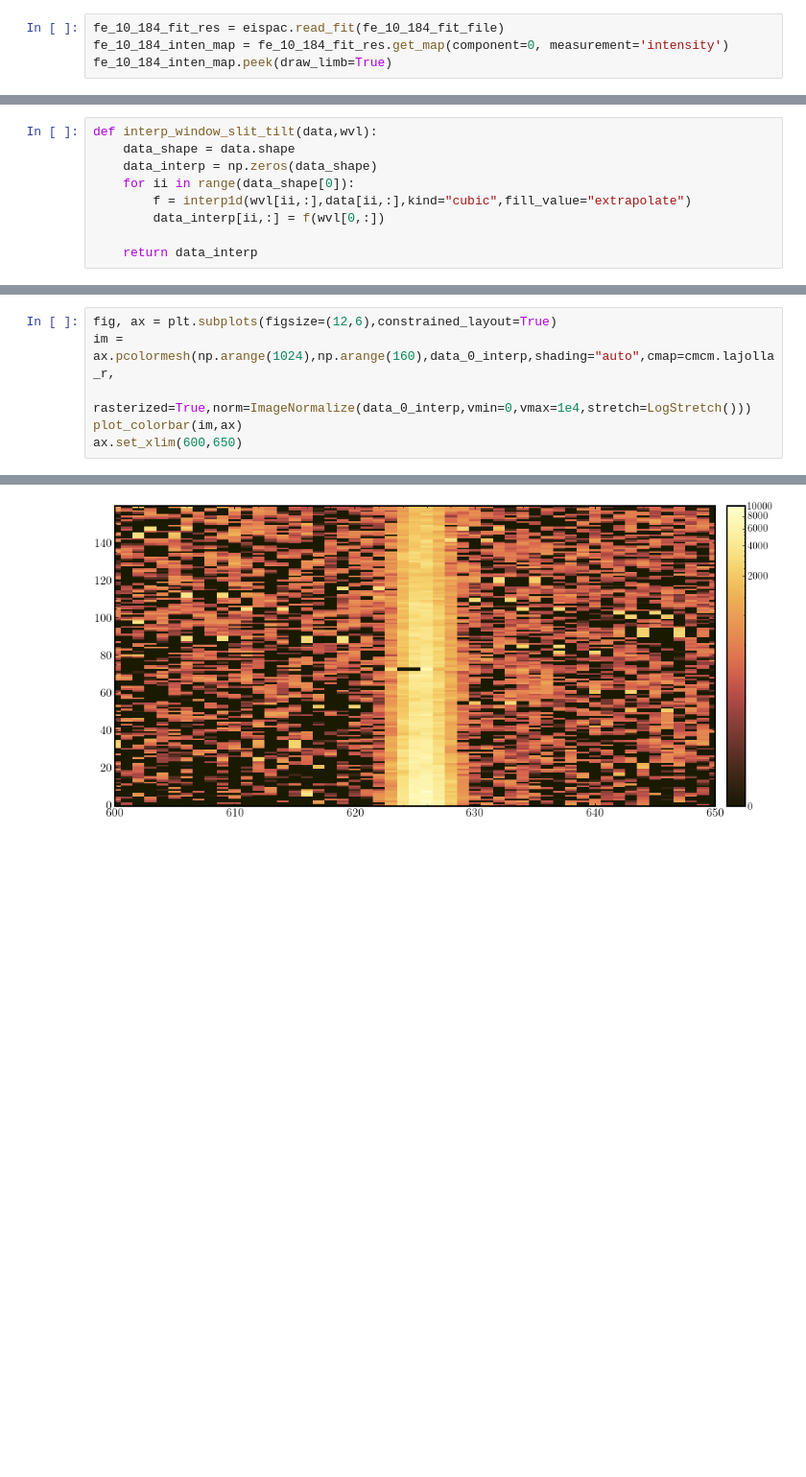
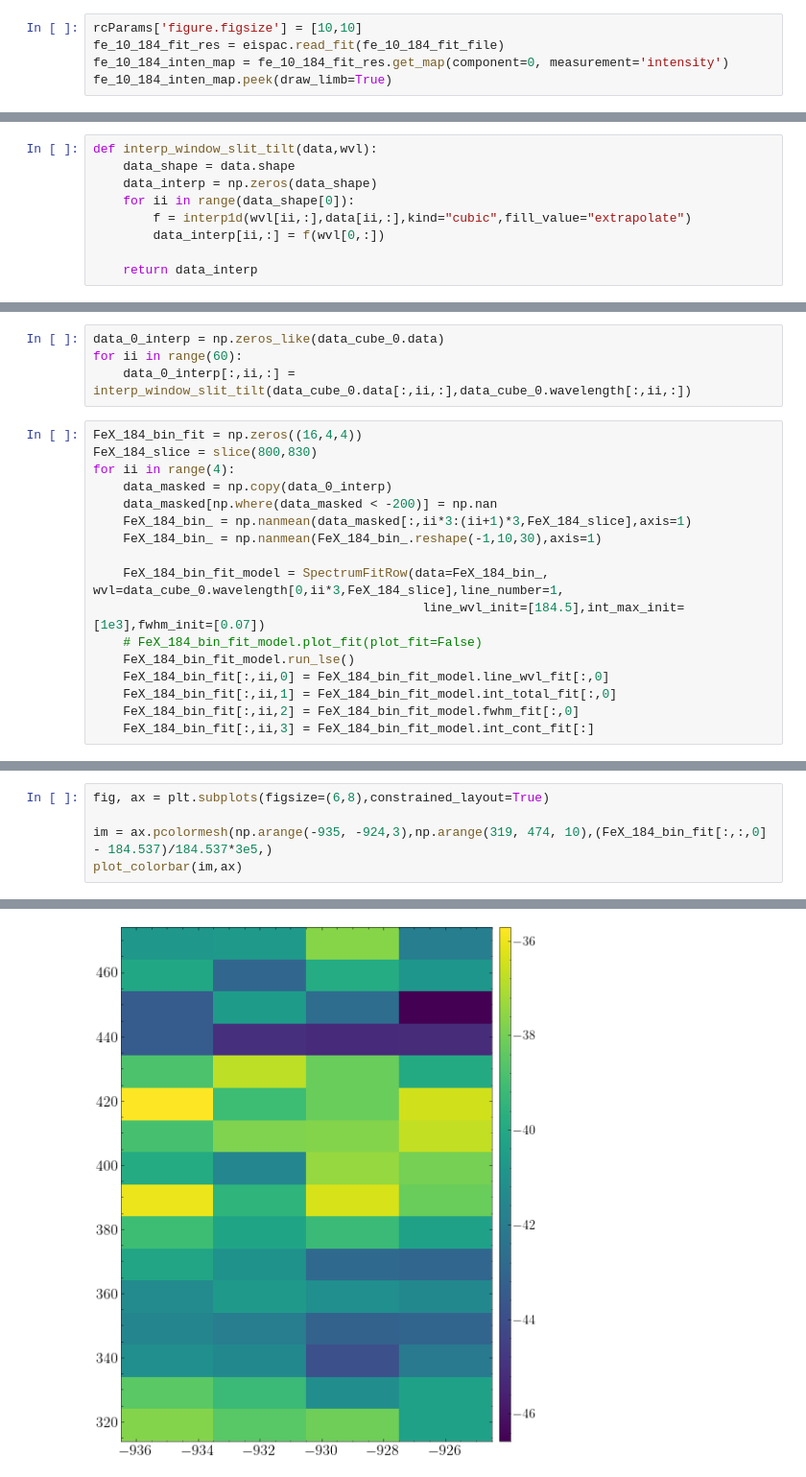
Before and after one commit to yjzhu-solar/Eclipse2017, a Jupyter notebook: ipynb/eis/eispac_EQSPY_fitres.ipynb, the cells around one changed output, grey strips where cells are left out. Shown at 96% size. Drawn from its saved outputs; the diff is of its cells as text; blank space fills up the shorter version.

```diff
--- a/ipynb/eis/eispac_EQSPY_fitres.ipynb
+++ b/ipynb/eis/eispac_EQSPY_fitres.ipynb
@@ -38,6 +38,7 @@ data_filepath = '../../src/EIS/level1/EastOffLimbFullSpectra/eis_20170821_205401
 fe_10_184_fit_file = "../../sav/EIS/EQSPY/eispac_fit/eis_20170821_205401.fe_10_184_536.1c-0.fit.h5"
 fe_14_264_fit_file = "../../sav/EIS/EQSPY/eispac_fit/eis_20170821_205401.fe_14_264_787.1c-0.fit.h5"
 # %%
+rcParams['figure.figsize'] = [10,10]
 fe_10_184_fit_res = eispac.read_fit(fe_10_184_fit_file)
 fe_10_184_inten_map = fe_10_184_fit_res.get_map(component=0, measurement='intensity')
 fe_10_184_inten_map.peek(draw_limb=True)
@@ -167,0 +173,21 @@ data_0_interp = interp_window_slit_tilt(data_cube_0.data[:,1,:],data_cube_0.wave
+# %%
+data_0_interp = np.zeros_like(data_cube_0.data)
+for ii in range(60):
+    data_0_interp[:,ii,:] = interp_window_slit_tilt(data_cube_0.data[:,ii,:],data_cube_0.wavelength[:,ii,:])
+# %%
+FeX_184_bin_fit = np.zeros((16,4,4))
+FeX_184_slice = slice(800,830)
+for ii in range(4):
+    data_masked = np.copy(data_0_interp)
+    data_masked[np.where(data_masked < -200)] = np.nan
+    FeX_184_bin_ = np.nanmean(data_masked[:,ii*3:(ii+1)*3,FeX_184_slice],axis=1)
+    FeX_184_bin_ = np.nanmean(FeX_184_bin_.reshape(-1,10,30),axis=1)
+
+    FeX_184_bin_fit_model = SpectrumFitRow(data=FeX_184_bin_, wvl=data_cube_0.wavelength[0,ii*3,FeX_184_slice],line_number=1,
+                                            line_wvl_init=[184.5],int_max_init=[1e3],fwhm_init=[0.07])
+    # FeX_184_bin_fit_model.plot_fit(plot_fit=False)
+    FeX_184_bin_fit_model.run_lse()
+    FeX_184_bin_fit[:,ii,0] = FeX_184_bin_fit_model.line_wvl_fit[:,0]
+    FeX_184_bin_fit[:,ii,1] = FeX_184_bin_fit_model.int_total_fit[:,0]
+    FeX_184_bin_fit[:,ii,2] = FeX_184_bin_fit_model.fwhm_fit[:,0]
+    FeX_184_bin_fit[:,ii,3] = FeX_184_bin_fit_model.int_cont_fit[:]
@@ -168,7 +203,6 @@ data_0_interp = interp_window_slit_tilt(data_cube_0.data[:,1,:],data_cube_0.wave
 # %%
-fig, ax = plt.subplots(figsize=(12,6),constrained_layout=True)
-im = ax.pcolormesh(np.arange(1024),np.arange(160),data_0_interp,shading="auto",cmap=cmcm.lajolla_r,
-                    rasterized=True,norm=ImageNormalize(data_0_interp,vmin=0,vmax=1e4,stretch=LogStretch()))
+fig, ax = plt.subplots(figsize=(6,8),constrained_layout=True)
+
+im = ax.pcolormesh(np.arange(-935, -924,3),np.arange(319, 474, 10),(FeX_184_bin_fit[:,:,0] - 184.537)/184.537*3e5,)
 plot_colorbar(im,ax)
-ax.set_xlim(600,650)
 # %% [output]
@@ -176 +210 @@ ax.set_xlim(600,650)
-[figure, old version]
+[figure, new version]
```
Also changed, not shown: parts of 13 cells of this notebook, 5 other files.
